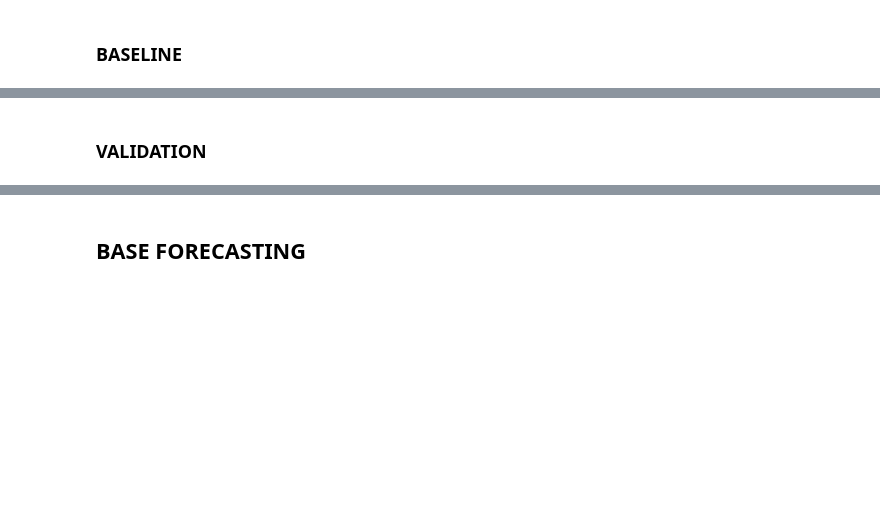
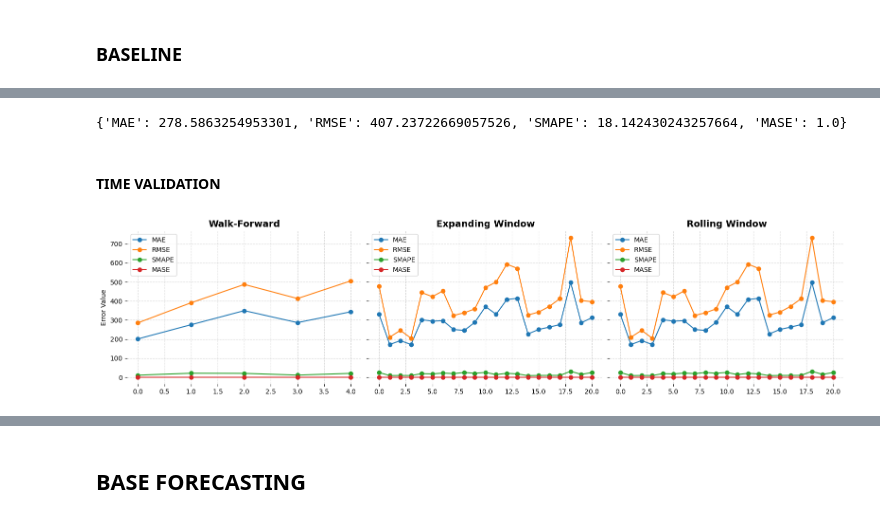
Before and after one commit to EAlmazanG/forecast-incremental-workflow, a Jupyter notebook: notebooks/forecast_day.ipynb, the cells around one changed output, grey strips where cells are left out. Cells and saved outputs as stored; diff of their text form; code cells hidden in the pictures; blank space fills up the shorter version.

Commit message:
add validation framework

```diff
--- a/notebooks/forecast_day.ipynb
+++ b/notebooks/forecast_day.ipynb
@@ -779,2 +811,7 @@ plot_time_series_forecast(df_naive_forecast, [forecast_column, 'naive_forecast']
+# %%
+model_metrics = calculate_forecast_metrics(df_naive_forecast, df_naive_forecast, forecast_column, "naive_forecast")
+print(model_metrics)
+# %% [output]
+{'MAE': 278.5863254953301, 'RMSE': 407.23722669057526, 'SMAPE': 18.142430243257664, 'MASE': 1.0}
 # %% [markdown]
-### VALIDATION
+#### TIME VALIDATION
@@ -780,0 +860,40 @@ plot_time_series_forecast(df_naive_forecast, [forecast_column, 'naive_forecast']
+# %%
+# Walk-Forward Validation
+walk_results = walk_forward_validation(df_naive_forecast, df_naive_forecast, "bikes_rented", "naive_forecast", steps=30, n_splits=5)
+
+# Expanding Window Validation
+expanding_results = expanding_window_validation(df_naive_forecast, df_naive_forecast, "bikes_rented", "naive_forecast", steps=30, initial_train_size=100)
+
+# Rolling Window Validation
+rolling_results = rolling_window_validation(df_naive_forecast, df_naive_forecast, "bikes_rented", "naive_forecast", steps=30, window_size=100)
+# %%
+def plot_validation_results(walk_results, expanding_results, rolling_results):
+    metrics = ["MAE", "RMSE", "SMAPE", "MASE"]
+    results = {
+        "Walk-Forward": walk_results,
+        "Expanding Window": expanding_results,
+        "Rolling Window": rolling_results,
+    }
+
+    fig, axes = plt.subplots(1, 3, figsize=(16, 4), sharey=True)
+
+    for i, (name, result) in enumerate(results.items()):
+        df_results = pd.DataFrame(result)
+
+        for metric in metrics:
+            axes[i].plot(df_results.index, df_results[metric], marker="o", label=metric)
+
+        axes[i].set_title(name, fontsize=14, fontweight="bold")
+        axes[i].grid(True, linestyle="--", alpha=0.5)
+        axes[i].legend(loc="upper left")
+    for ax in axes:
+        for spine in ax.spines.values():
+            spine.set_visible(False)
+    axes[0].set_ylabel("Error Value")
+
+    plt.tight_layout()
+    plt.show()
+
+plot_validation_results(walk_results, expanding_results, rolling_results)
+# %% [output]
+[figure, added]
```
Also changed, not shown: parts of 18 cells of this notebook.
